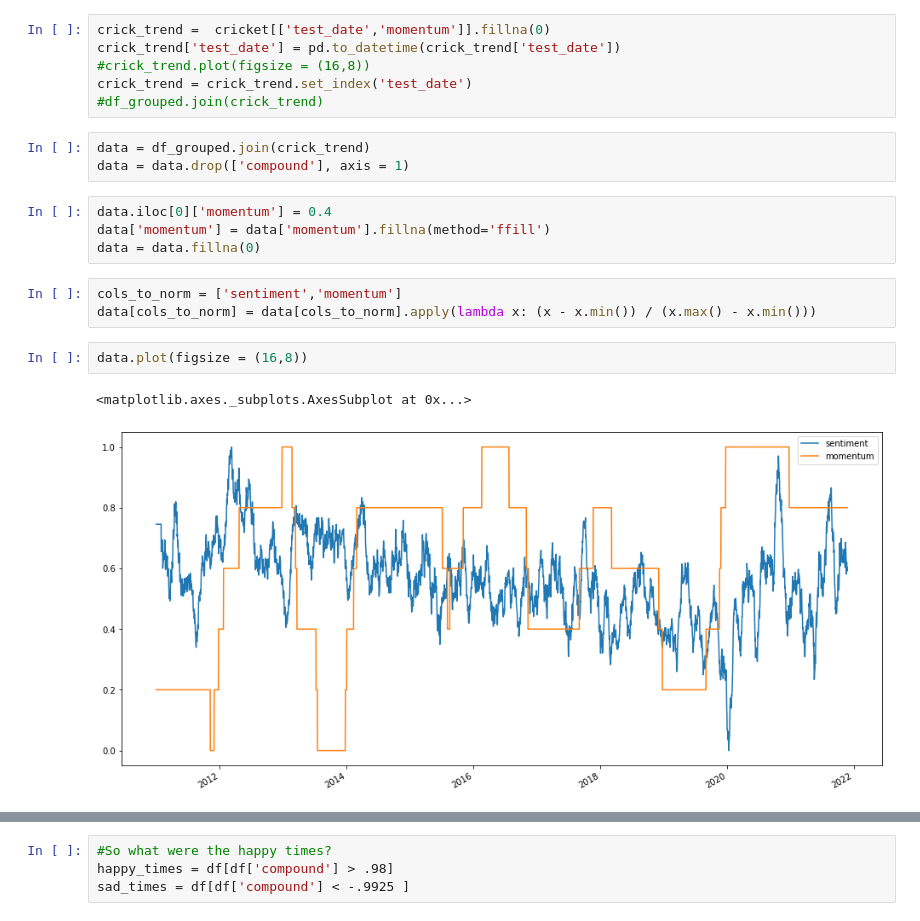
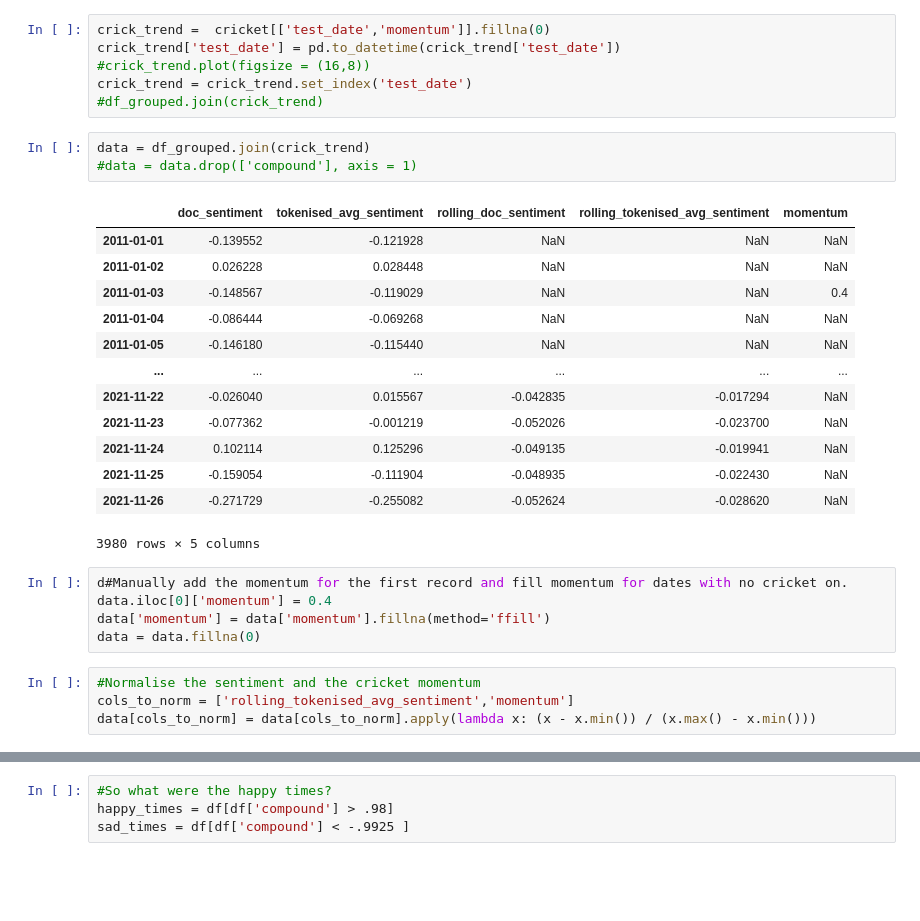
Before and after one commit to ChrisFJardine/Masterclass, a Jupyter notebook: CJardineAssignment3__Wrangling.ipynb, the cells around one changed output, grey strips where cells are left out. Saved outputs shown, nothing was run; the diff lists cells and outputs as text; blank space fills up the shorter version.

```diff
--- a/CJardineAssignment3__Wrangling.ipynb
+++ b/CJardineAssignment3__Wrangling.ipynb
@@ -160,16 +161,27 @@ crick_trend = crick_trend.set_index('test_date')
 #df_grouped.join(crick_trend)
 # %%
 data = df_grouped.join(crick_trend)
-data = data.drop(['compound'], axis = 1)
+#data = data.drop(['compound'], axis = 1)
+# %% [output]
+|  | doc_sentiment | tokenised_avg_sentiment | rolling_doc_sentiment | rolling_tokenised_avg_sentiment | momentum |
+| 2011-01-01 | -0.139552 | -0.121928 | NaN | NaN | NaN |
+| 2011-01-02 | 0.026228 | 0.028448 | NaN | NaN | NaN |
+| 2011-01-03 | -0.148567 | -0.119029 | NaN | NaN | 0.4 |
+| 2011-01-04 | -0.086444 | -0.069268 | NaN | NaN | NaN |
+| 2011-01-05 | -0.146180 | -0.115440 | NaN | NaN | NaN |
+| ... | ... | ... | ... | ... | ... |
+| 2021-11-22 | -0.026040 | 0.015567 | -0.042835 | -0.017294 | NaN |
+| 2021-11-23 | -0.077362 | -0.001219 | -0.052026 | -0.023700 | NaN |
+| 2021-11-24 | 0.102114 | 0.125296 | -0.049135 | -0.019941 | NaN |
+| 2021-11-25 | -0.159054 | -0.111904 | -0.048935 | -0.022430 | NaN |
+| 2021-11-26 | -0.271729 | -0.255082 | -0.052624 | -0.028620 | NaN |
+3980 rows × 5 columns
 # %%
+d#Manually add the momentum for the first record and fill momentum for dates with no cricket on.
 data.iloc[0]['momentum'] = 0.4
 data['momentum'] = data['momentum'].fillna(method='ffill')
 data = data.fillna(0)
 # %%
-cols_to_norm = ['sentiment','momentum']
+#Normalise the sentiment and the cricket momentum
+cols_to_norm = ['rolling_tokenised_avg_sentiment','momentum']
 data[cols_to_norm] = data[cols_to_norm].apply(lambda x: (x - x.min()) / (x.max() - x.min()))
-# %%
-data.plot(figsize = (16,8))
-# %% [output]
-<matplotlib.axes._subplots.AxesSubplot at 0x...>
-[figure, removed]
```
Also changed, not shown: parts of 12 cells of this notebook.
